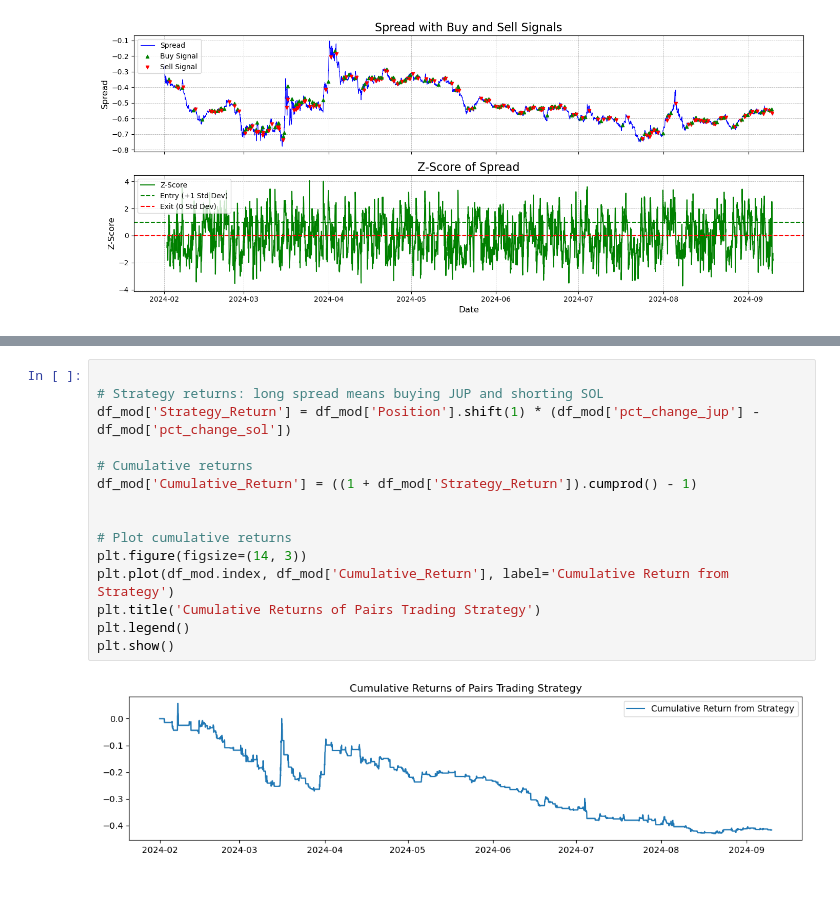
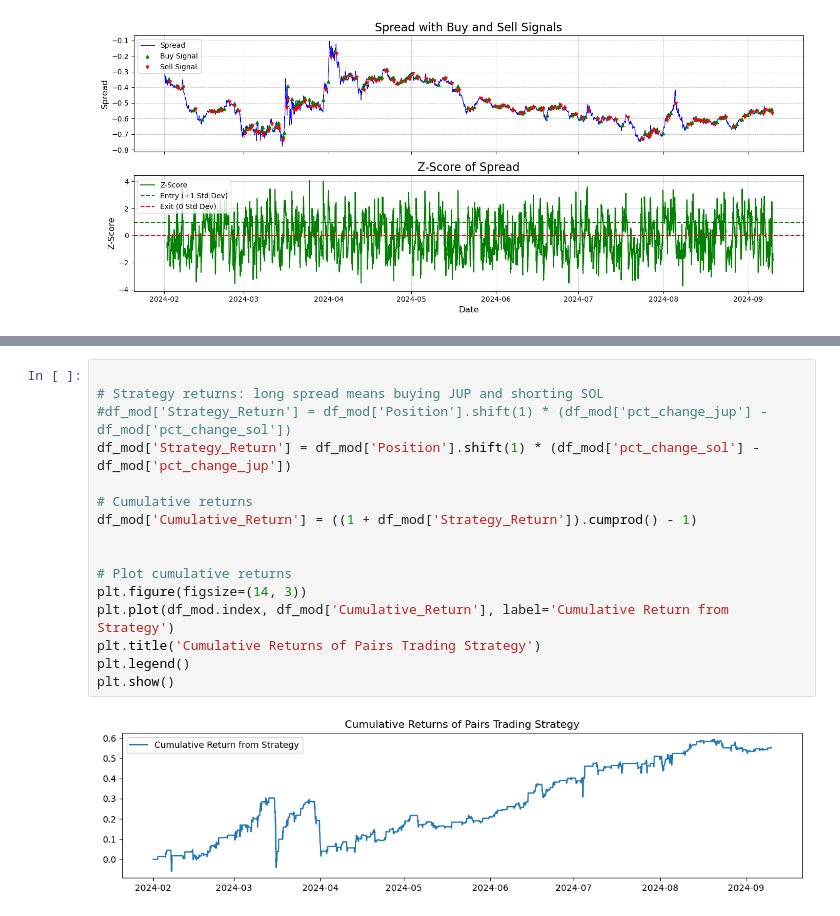
Before and after one commit to ylliu/ArbitrageTest, a Jupyter notebook: statistical_arbitrage.ipynb, the cells around one changed output, grey strips where cells are left out. Cells and saved outputs as stored; diff of their text form; blank space fills up the shorter version.

```diff
--- a/statistical_arbitrage.ipynb
+++ b/statistical_arbitrage.ipynb
@@ -444,17 +444,18 @@ Index 2024-09-10 00:00:00: z = -1.3187777758881232, Position = 0.0
 # %%
 
 # Strategy returns: long spread means buying JUP and shorting SOL
-df_mod['Strategy_Return'] = df_mod['Position'].shift(1) * (df_mod['pct_change_jup'] - df_mod['pct_change_sol'])
+#df_mod['Strategy_Return'] = df_mod['Position'].shift(1) * (df_mod['pct_change_jup'] - df_mod['pct_change_sol'])
+df_mod['Strategy_Return'] = df_mod['Position'].shift(1) * (df_mod['pct_change_sol'] - df_mod['pct_change_jup'])
 
 # Cumulative returns
 df_mod['Cumulative_Return'] = ((1 + df_mod['Strategy_Return']).cumprod() - 1)
 
 
 # Plot cumulative returns
 plt.figure(figsize=(14, 3))
 plt.plot(df_mod.index, df_mod['Cumulative_Return'], label='Cumulative Return from Strategy')
 plt.title('Cumulative Returns of Pairs Trading Strategy')
 plt.legend()
 plt.show()
 # %% [output]
-[figure, old version]
+[figure, new version]
```
Also changed, not shown: 2 other files.
